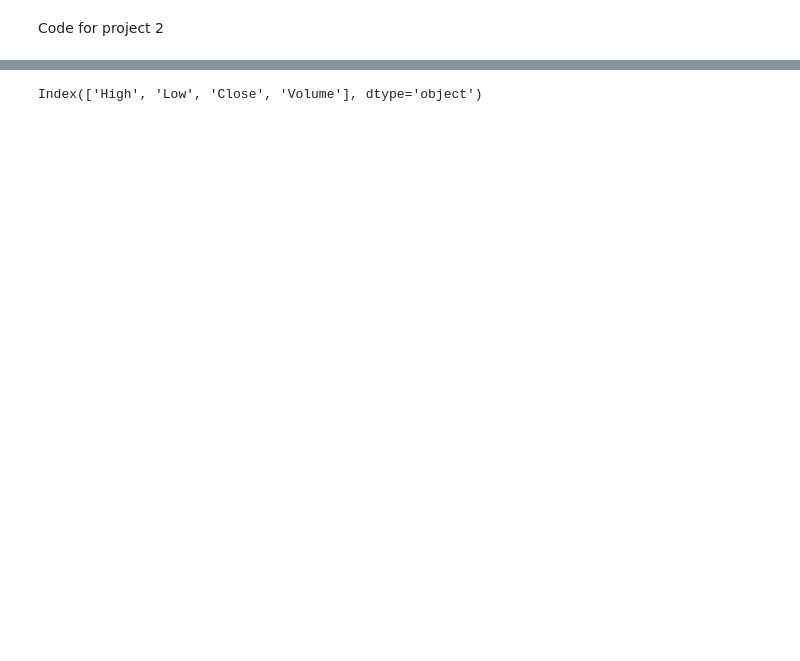
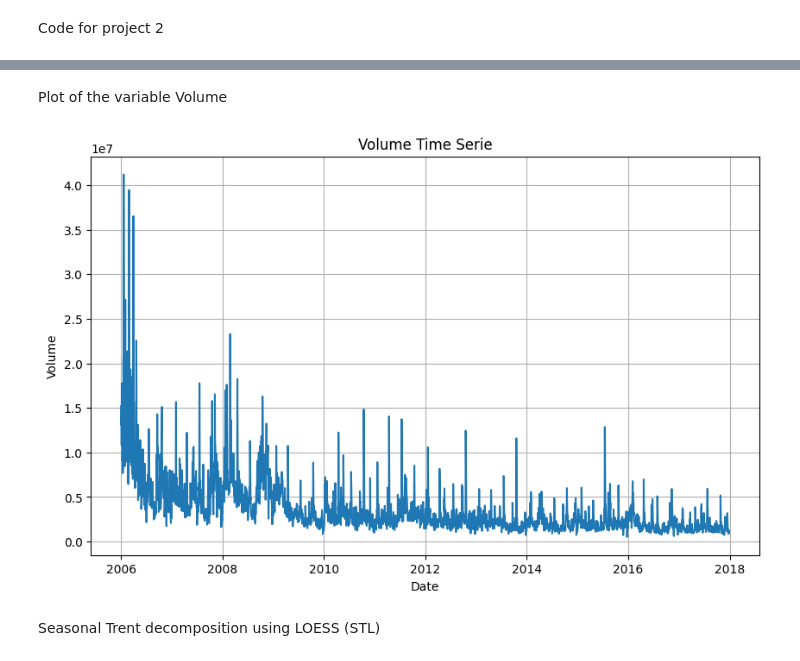
Before and after one commit to irene-fagnani/ADAML-project2, a Jupyter notebook: Code.ipynb, the cells around one changed output, grey strips where cells are left out. Saved outputs shown, nothing was run; the diff lists cells and outputs as text; code cells hidden in the pictures; blank space fills up the shorter version.

```diff
--- a/Code.ipynb
+++ b/Code.ipynb
@@ -29,16 +55,14 @@ plt.show()
+# %% [markdown]
+Plot of the variable Volume
 # %%
-# Plot all variables
 plt.figure(figsize=(10, 6))
-plt.plot(data.index, data[5], label=column)
-
-# Add labels and legend
+plt.plot(data.index, Volume, label="Volume")
 plt.xlabel('Date')
-plt.ylabel('Values')
-plt.title('Time Series of Variables')
-plt.legend()
+plt.ylabel('Volume')
+plt.title('Volume Time Serie')
 plt.grid(True)
-
-# Display the plot
 plt.show()
 # %% [output]
-Index(['High', 'Low', 'Close', 'Volume'], dtype='object')
+[figure, added]
+# %% [markdown]
+Seasonal Trent decomposition using LOESS (STL)
```
Also changed, not shown: parts of 9 cells of this notebook.
